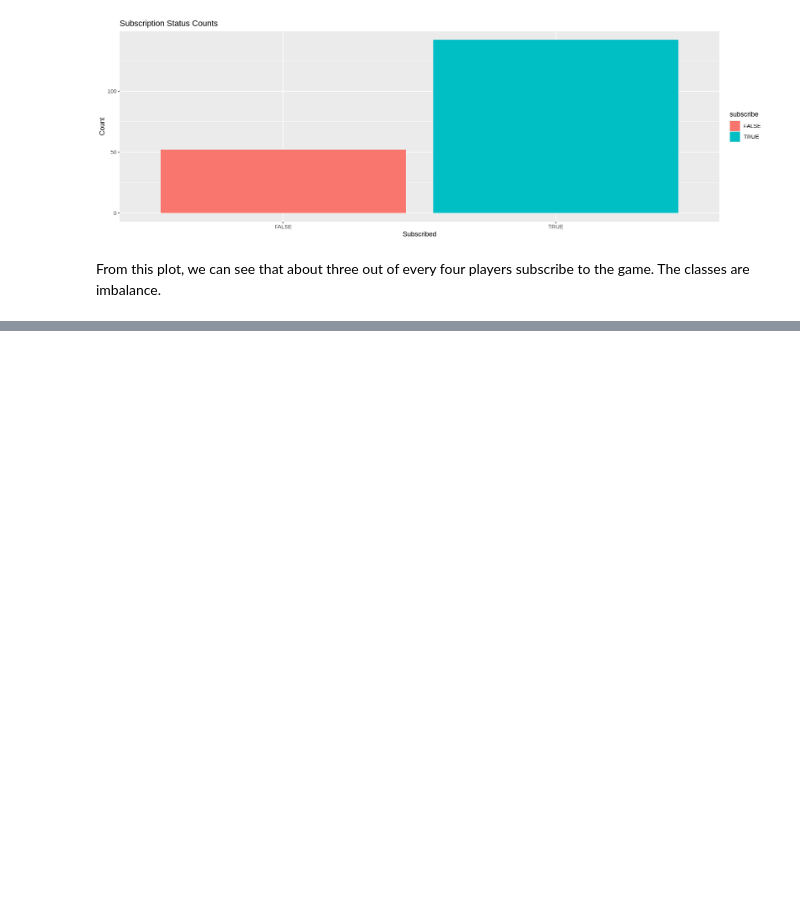
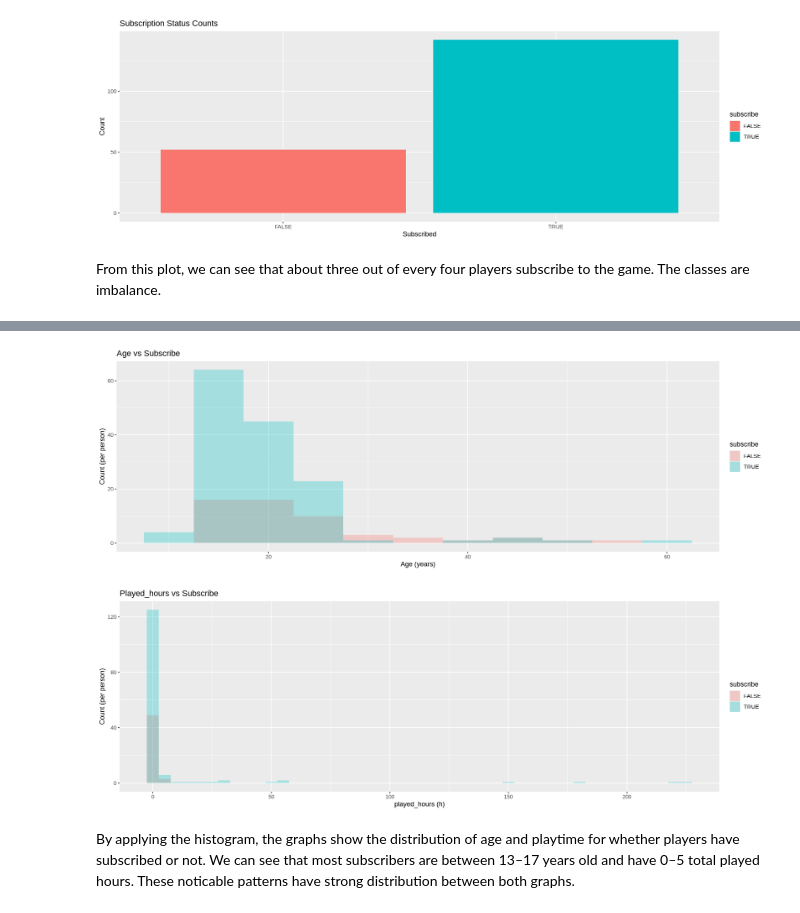
Before and after one commit to zhifou541-stack/dsci100-003-group26, a Jupyter notebook: group26 final project .ipynb, the cells around one changed output, grey strips where cells are left out. Drawn from its saved outputs; the diff is of its cells as text; code cells hidden in the pictures; blank space fills up the shorter version.

Commit message:
Visualization commit

```diff
--- a/group26 final project .ipynb
+++ b/group26 final project .ipynb
@@ -192,3 +192,20 @@ subscription_proportion
 # %% [markdown]
 
 From this plot, we can see that about three out of every four players subscribe to the game. The classes are imbalance.
+# %%
+visualization_age_subscribe<- players|>
+            ggplot(aes(x = Age, fill = subscribe)) +
+            geom_histogram(position = "identity", alpha = 0.3, binwidth = 5) +
+            labs(title = "Age vs Subscribe",
+                 x = "Age (years)",
+                 y = "Count (per person)")
+visualization_age_subscribe
+
+visualization_playtime_subscribe<- players|>
+            ggplot(aes(x = played_hours, fill = subscribe)) +
+            geom_histogram(position = "identity", alpha = 0.3, binwidth = 5) +
+            labs(title = "Played_hours vs Subscribe",
+                 x = "played_hours (h)",
+                 y = "Count (per person)")
+visualization_playtime_subscribe
+# %% [output]
@@ -194,0 +214,4 @@ From this plot, we can see that about three out of every four players subscribe
+[figure, added]
+[figure, added]
+# %% [markdown]
+By applying the histogram, the graphs show the distribution of age and playtime for whether players have subscribed or not. We can see that most subscribers are between 13–17 years old and have 0–5 total played hours. These noticable patterns have strong distribution between both graphs.
```
Also changed, not shown: parts of 2 cells of this notebook.
